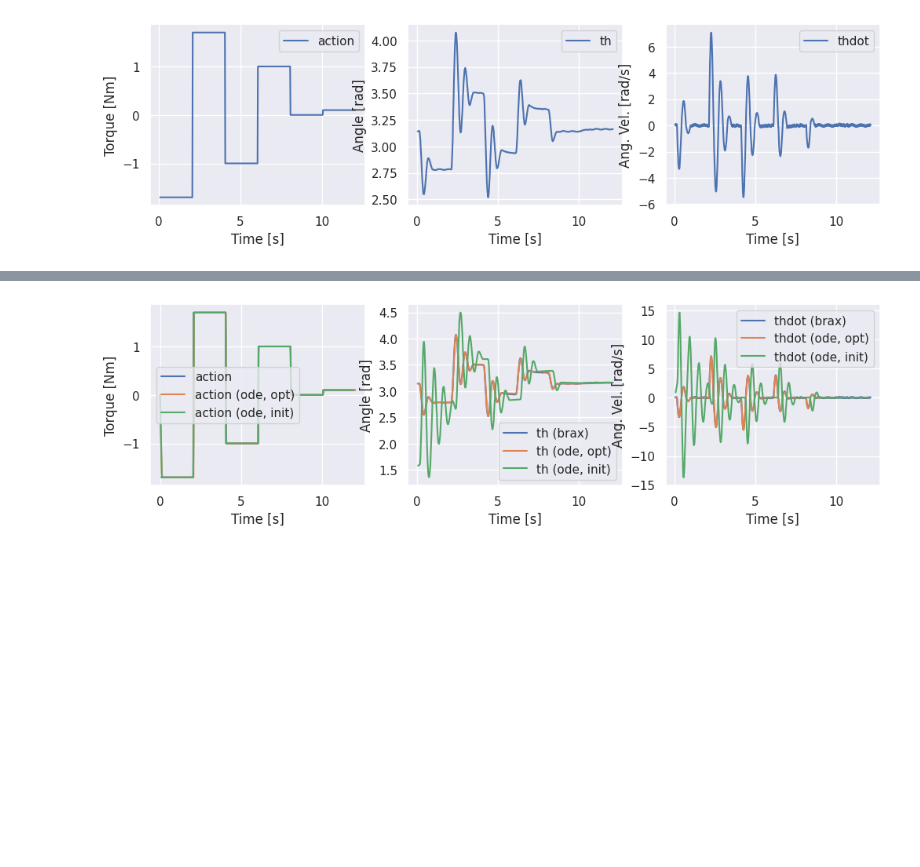
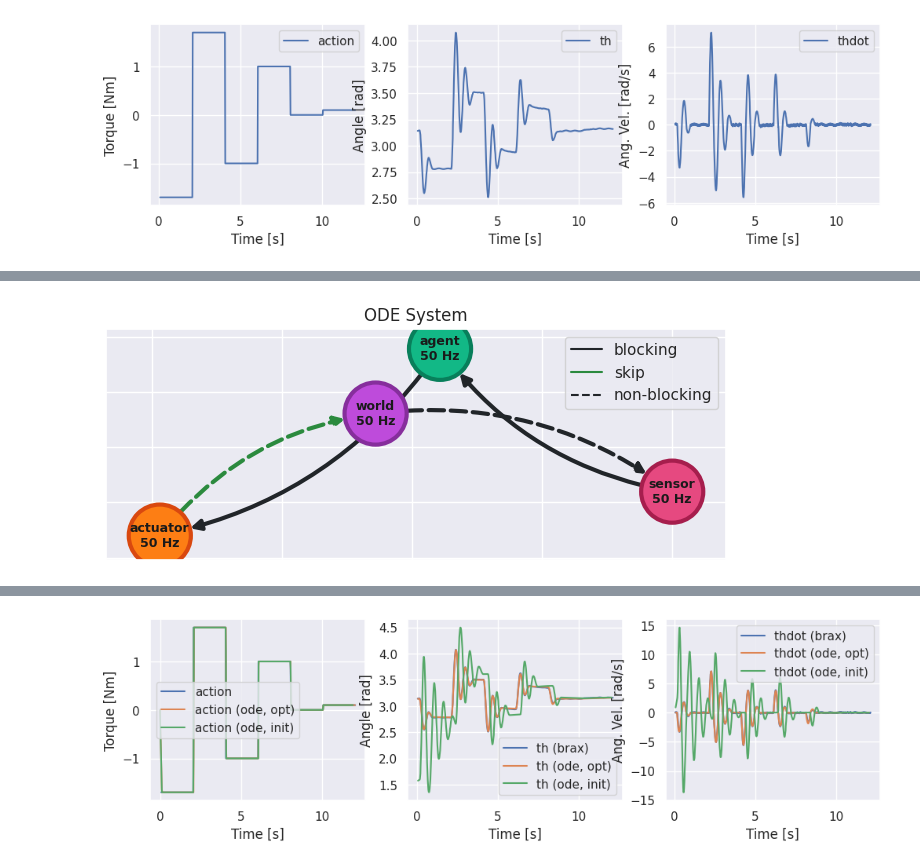
Before and after one commit to bheijden/rex, a Jupyter notebook: notebooks/sim2real.ipynb, the cells around one changed output, grey strips where cells are left out. Drawn from its saved outputs; the diff is of its cells as text; code cells hidden in the pictures; blank space fills up the shorter version.

```diff
--- a/notebooks/sim2real.ipynb
+++ b/notebooks/sim2real.ipynb
@@ -268,36 +313,47 @@ axes[-1].set_xlabel("Time [s]");
 # %%
-# @title Build a simple ODE simulation environment that we are going to use to identify the hidden delays and parameters
-# @markdown We will use the data collected from the "real" system to identify the delays and parameters of a simple ODE model
-# @markdown We will use the identified communication delay between the sensor and agent,
-# @markdown and the computation delay of the agent's step method to build a simple ODE model.
+# @title Build an ODE Simulation Environment to Identify Hidden Delays and Parameters
+# @markdown We use collected data to build and identify delays and parameters in a simple ODE model.
+# @markdown This model incorporates the communication and computation delays identified for the agent.
 
 # Prepare the recorded data that we are going to use for system identification
 outputs = {name: n.steps.output[None] for name, n in record.nodes.items()}
 
 # By reinitializing the nodes via the `from_info` method, we can reuse the exact same configuration (rate, delay_dist, etc.).
 # We can overwrite (e.g., delay_dist) or specify extra parameters (e.g., outputs) as keyword arguments.
 # The info data is stored in the record, but can also be obtained from the nodes themselves with node.info.
-from rex.pendulum.nodes import SimSensor, Agent, SimActuator, OdeWorld
+from rex.pendulum.actuator import SimActuator
+from rex.pendulum.sensor import SimSensor
+from rex.pendulum.agent import Agent
+from rex.pendulum.ode import OdeWorld
 actuator = SimActuator.from_info(record.nodes["actuator"].info, outputs=outputs["actuator"])  # Actuator data to replay the actions
 sensor = SimSensor.from_info(record.nodes["sensor"].info, outputs=outputs["sensor"])  # Sensor data to calculate reconstruction error
 agent = Agent.from_info(record.nodes["agent"].info, delay_dist=dist_comp)
 nodes_sim = dict(sensor=sensor, agent=agent, actuator=actuator)
 
 # Connect nodes according to real-world system
 [n.connect_from_info(record.nodes[name].info.inputs, nodes_sim) for name, n in nodes_sim.items()]
 
 # Create the world node that is going to simulate the ODE system
 world = OdeWorld.from_info(nodes["world"].info)  # Initialize OdeWorld with the same parameters (rate, etc.) as the brax world
 
 # Next, we connect the world node to the nodes that interface with hardware (actuator and sensor)
 # We specify trainable delays to represent sensor and actuator delays that we want to identify in addition to the ode parameters
 world.connect(actuator, window=1, name="actuator", skip=True,  # Sends the action to the ODE world (skip=True to resolve circular dependency)
               # Trainable delay to represent the actuator delay
               # delay, min, and max are seconds, interp in ["zoh", "linear"]
               delay_dist=TrainableDist.create(delay=0.0, min=0, max=0.3, interp="linear"))
 sensor.connect(world, window=1, name="world",  # Communicate the ODE world's state to the sensor node
                # Trainable delay to represent the sensor delay
                # delay, min, and max are seconds, interp in ["zoh", "linear"]
                delay_dist=TrainableDist.create(delay=0.0, min=0, max=0.3, interp="linear"))
 nodes_sim["world"] = world  # Add the world node to the nodes
+
+# Visualize the system
+node_infos = {name: n.info for name, n in nodes_sim.items()}
+fig, ax = plt.subplots(1, 1, figsize=(8, 3))
+rutils.plot_system(node_infos, ax=ax, k=1)
+ax.legend()
+ax.set_title("ODE System");
+# %% [output]
+[figure, added]
 # %%
```
Also changed, not shown: parts of 21 cells of this notebook, 21 other files.
